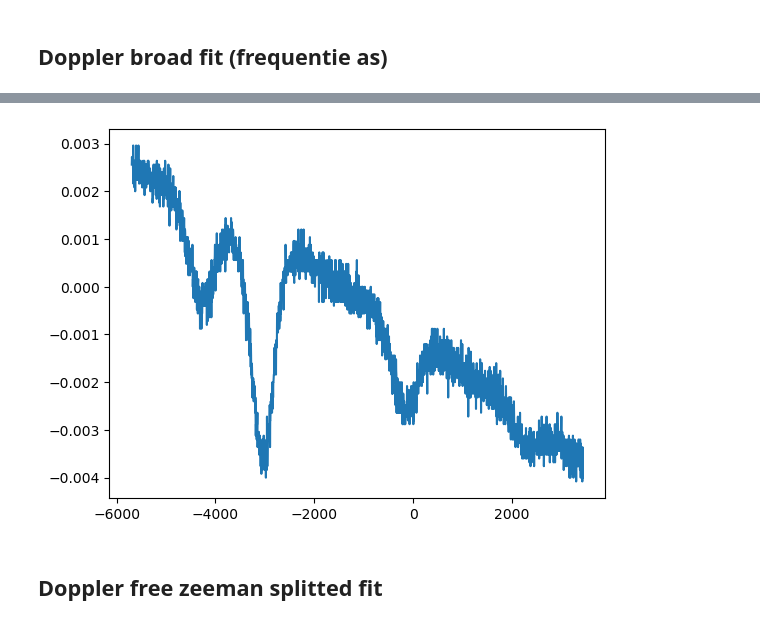
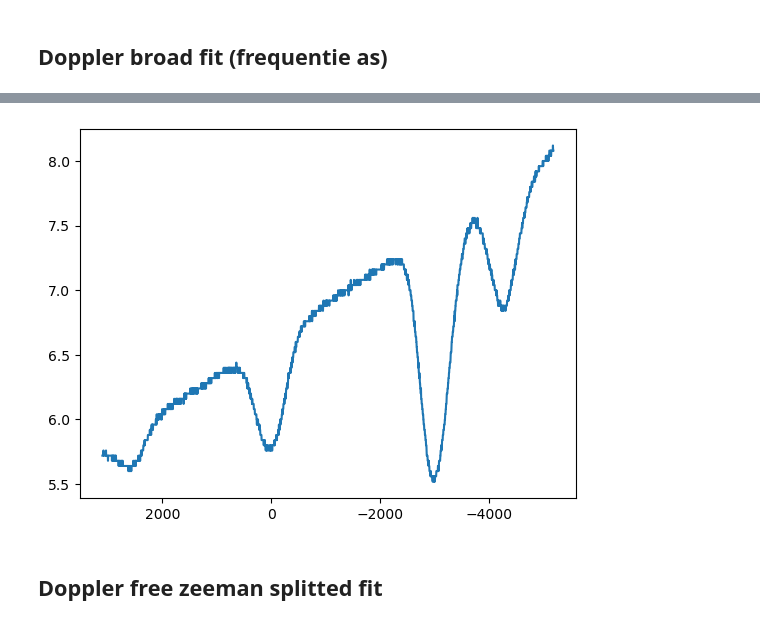
Before and after one commit to sabrahaim/Rubidium-spectrum, a Jupyter notebook: rubidium_spectra.ipynb, the cells around one changed output, grey strips where cells are left out. Drawn from its saved outputs; the diff is of its cells as text; code cells hidden in the pictures.

```diff
--- a/rubidium_spectra.ipynb
+++ b/rubidium_spectra.ipynb
@@ -5,11 +5,11 @@ import matplotlib.pyplot as plt
 import numpy as np
 from lmfit import models
 # %%
-data = pd.read_csv('doppler broad 7 dec.csv', delimiter = ',')
+data = pd.read_csv('data7decbroad.csv', delimiter = ',')
 voltage = np.array(data.iloc[:,4])
 time = np.array(data.iloc[:,3])
 
-datafree = pd.read_csv('doppler free zeeman 7 dec.csv', delimiter = ',')
+datafree = pd.read_csv('data7decfree0.1ampere.csv', delimiter = ',')
 voltagefree = np.array(datafree.iloc[:,4])
 voltagefree2 = np.array(datafree.iloc[:,10])
 timefree = np.array(datafree.iloc[:,3])
@@ -44,8 +43,7 @@ linfunctie = models.Model(line, name="lijn")
 
 curve_model = gauss1 + gauss2 + gauss3 + gauss4 + linfunctie
 # %%
-
-params = curve_model.make_params(p1_A = -11, p1_mu=0.075, p1_sigma=0.003, p2_A = -11, p2_mu=0.09, p2_sigma=0.003, p3_A = -11, p3_mu=0.12, p3_sigma=0.003, p4_A=-11, p4_mu=0.15, p4_sigma=0.001,a=-0.06,b=1)
+params = curve_model.make_params(p1_A = -11, p1_mu=0.09, p1_sigma=0.003, p2_A = -11, p2_mu=0.105, p2_sigma=0.003, p3_A = -11, p3_mu=0.14, p3_sigma=0.003, p4_A=-11, p4_mu=0.17, p4_sigma=0.001,a=-0.06,b=1)
 fit_result = curve_model.fit(voltage, params,x = time )
 # %%
 fit_result.plot()
@@ -89,9 +104,11 @@ b = -4271.677 - fit_result.params['p1_mu'].value*a
 frequency = a*time + b
 # %%
 plt.plot(frequency, voltage)
+plt.gca().invert_xaxis()
+
 plt.show()
 # %% [output]
-[figure, old version]
+[figure, new version]
 # %% [markdown]
 ## Doppler free zeeman splitted fit
 # %%
```
Also changed, not shown: parts of 4 cells of this notebook, 4 other files.
